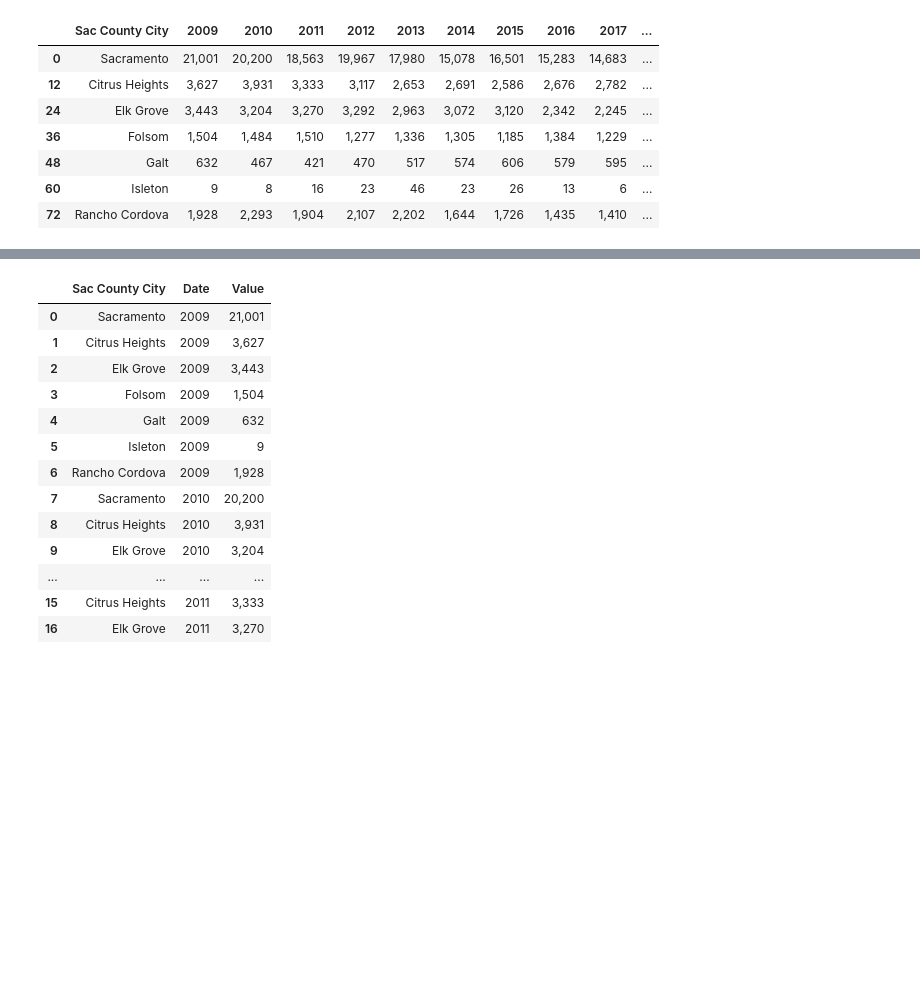
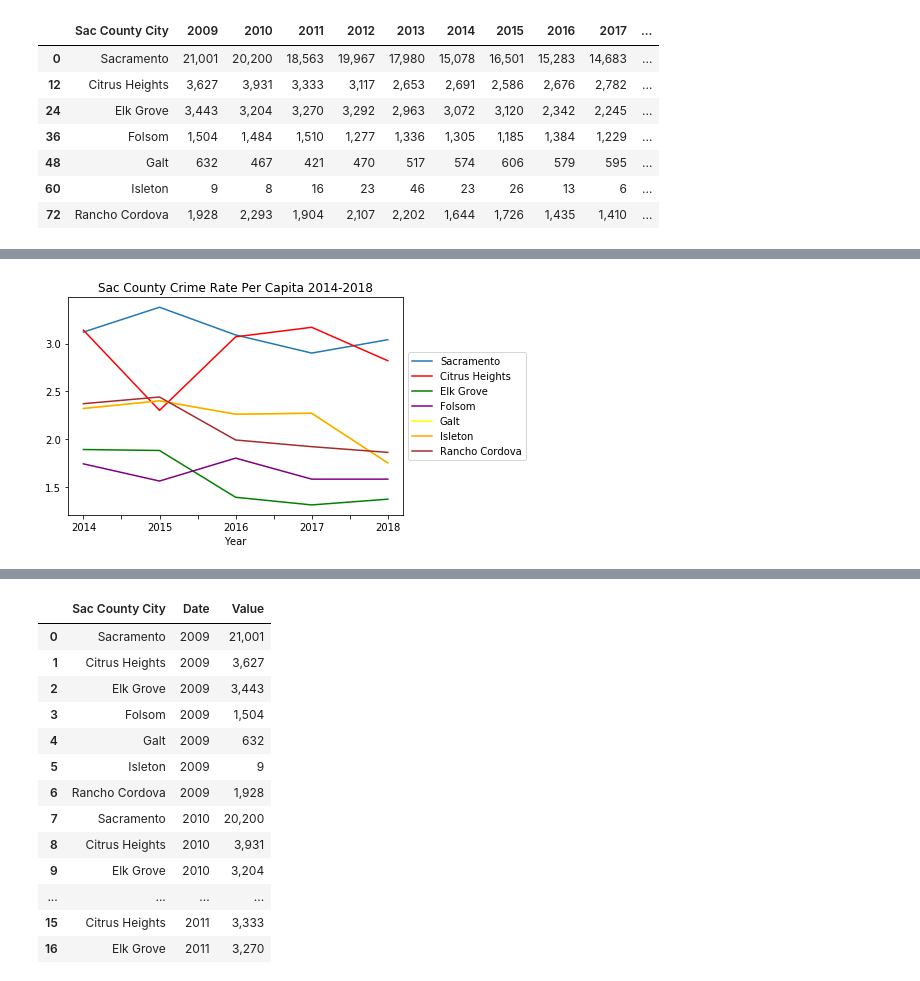
Before and after one commit to N3tadm1n/Team_Housing_prediction, a Jupyter notebook: crime_analysis.ipynb, the cells around one changed output, grey strips where cells are left out. Saved outputs shown, nothing was run; the diff lists cells and outputs as text; code cells hidden in the pictures; blank space fills up the shorter version.

```diff
--- a/crime_analysis.ipynb
+++ b/crime_analysis.ipynb
@@ -47,0 +102,13 @@ pc_total.head(7)
+# %%
+switch_new_rate = pd.DataFrame({
+    'Year':['2014','2015','2016','2017','2018'],
+    'Sacramento':[3.12,3.38,3.09,2.9,3.04],
+    'Citrus Heights':[3.14,2.30,3.07,3.17,2.82],
+    'Elk Grove':[1.89,1.88,1.39,1.31,1.37],
+    'Folsom':[1.74,1.56,1.80,1.58,1.58],
+    'Galt':[2.32,2.40,2.26,2.27,1.75],
+    'Isleton':[2.32,2.40,2.26,2.27,1.75],
+    'Rancho Cordova':[2.37,2.44,1.99,1.92,1.86],
+
+})
+switch_new_rate.head()
@@ -47,0 +122,17 @@ pc_total.head(7)
+# %%
+ax = plt.gca()
+
+switch_new_rate.plot(kind='line',x='Year',y='Sacramento',ax=ax)
+switch_new_rate.plot(kind='line',x='Year',y='Citrus Heights', color='red', ax=ax)
+switch_new_rate.plot(kind='line',x='Year',y='Elk Grove', color='green', ax=ax)
+switch_new_rate.plot(kind='line',x='Year',y='Folsom', color='purple', ax=ax)
+switch_new_rate.plot(kind='line',x='Year',y='Galt', color='yellow', ax=ax)
+switch_new_rate.plot(kind='line',x='Year',y='Isleton', color='orange', ax=ax)
+switch_new_rate.plot(kind='line',x='Year',y='Rancho Cordova', color='brown', ax=ax)
+
+plt.title("Sac County Crime Rate Per Capita 2014-2018")
+plt.legend(loc='center left', bbox_to_anchor=(1.0, 0.5))
+
+plt.show()
+# %% [output]
+[figure, added]
```
Also changed, not shown: parts of 13 cells of this notebook, 5 other files.
